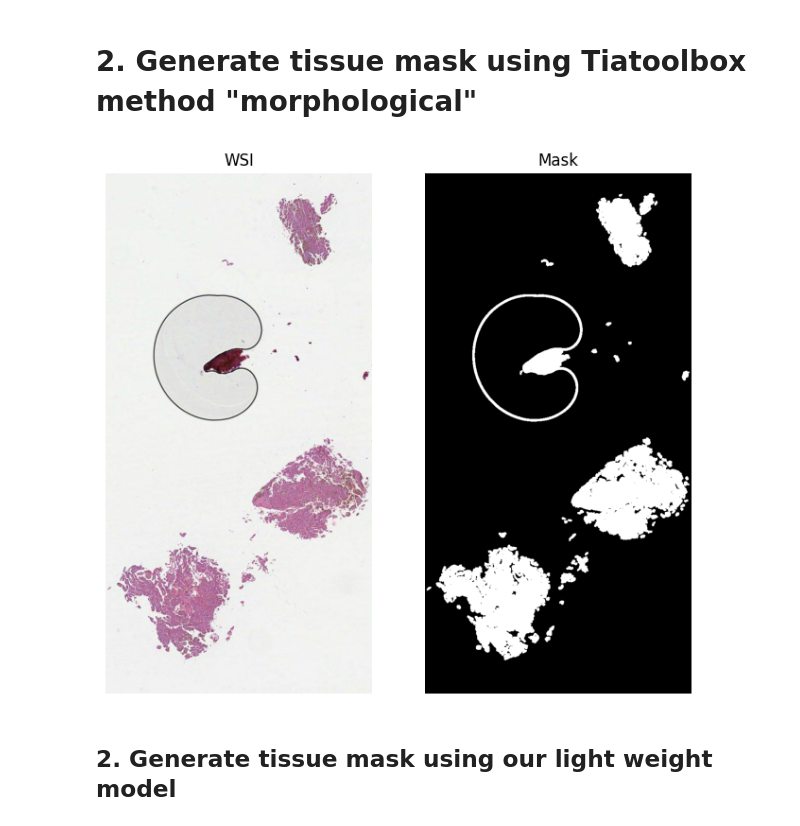
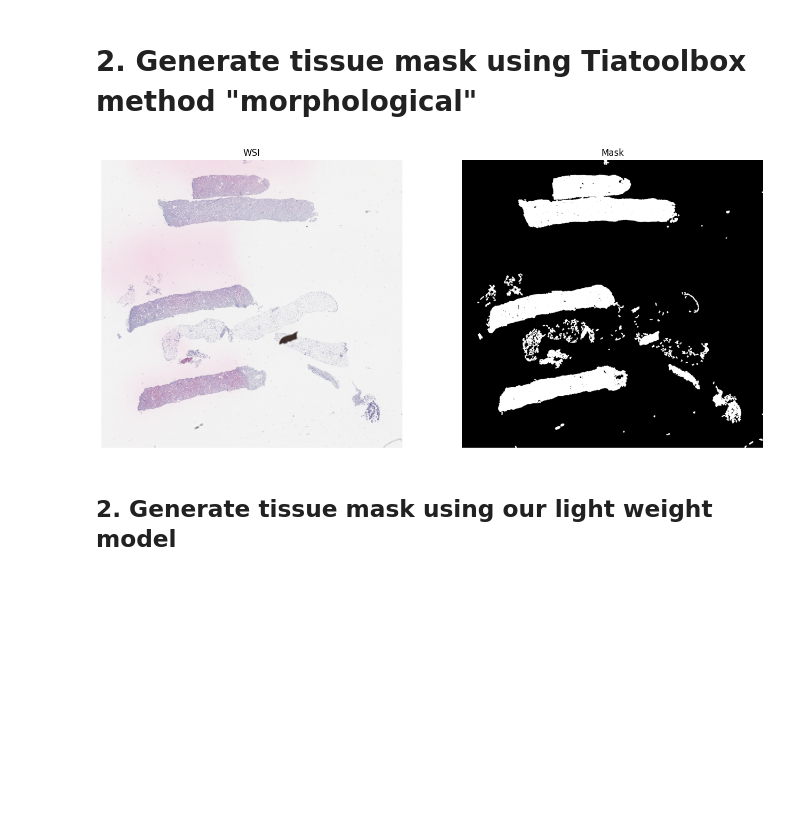
Before and after one commit to Jiaqi-Lv/tissue_masker_lite, a Jupyter notebook: tiatoolbox_demo.ipynb, the cells around one changed output. Saved outputs shown, nothing was run; the diff lists cells and outputs as text; code cells hidden in the pictures; blank space fills up the shorter version.

```diff
--- a/tiatoolbox_demo.ipynb
+++ b/tiatoolbox_demo.ipynb
@@ -5,7 +5,7 @@ import matplotlib.pyplot as plt
 import numpy as np
 # %%
 #  Define path to input WSI
-input_wsi = "/home/u1910100/Documents/tcga/test/vis/slides/TCGA-A4-7288-01Z-00-DX1.48597193-160b-486a-9711-f26d24dabeb5.svs"
+input_wsi = "/media/u1910100/data/REACTVIS/wsi/1007679.svs"
 # input_wsi = "/Users/wildsquirrel/Library/CloudStorage/OneDrive-UniversityofWarwick/tissue_mask_demo_wsi/TCGA-08-0518-01Z-00-DX8.01f2c18c-09a8-4837-8619-62f1c9b82669.svs"
 # %% [markdown]
 # 1. Generate tissue mask using Tiatoolbox default method "otsu"
@@ -29,18 +32,18 @@ plt.show()
 # %%
 reader = WSIReader.open(input_wsi)
 thumbnail = reader.slide_thumbnail(resolution=1.25, units="power")
 mask_old = reader.tissue_mask(method="morphological").slide_thumbnail()
 mask_old = np.where(mask_old >= 0.5, 1, 0)
-fig, axes = plt.subplots(1, 2, figsize=(8, 8))
+fig, axes = plt.subplots(1, 2, figsize=(16, 16))
 axes[0].imshow(thumbnail)
 axes[0].title.set_text("WSI")
 axes[0].axis("off")
 axes[1].imshow(mask_old, cmap="gray")
 axes[1].title.set_text("Mask")
 axes[1].axis("off")
 plt.show()
 # %% [output]
-[figure, old version]
+[figure, new version]
 # %% [markdown]
 ## 2. Generate tissue mask using our light weight model
 # %%
```
Also changed, not shown: parts of 3 cells of this notebook, 3 other files.
